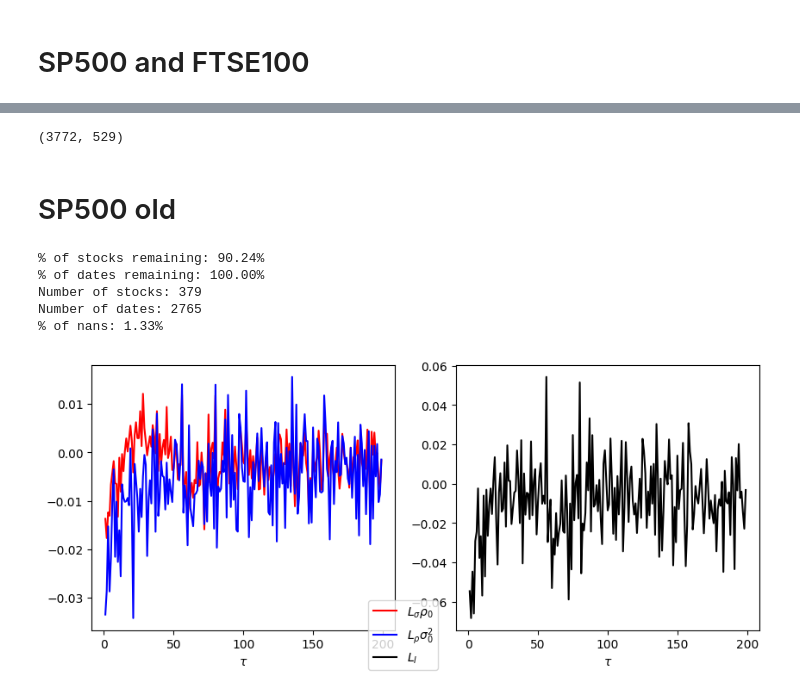
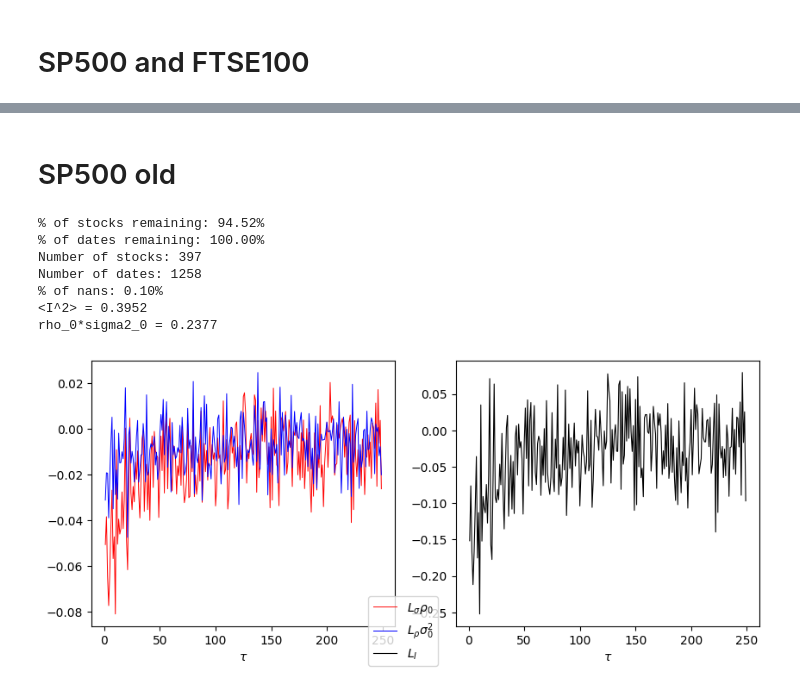
Before and after one commit to megi2601/physics_masters, a Jupyter notebook: code/laverage_effect_global.ipynb, the cells around one changed output, grey strips where cells are left out. Saved outputs shown, nothing was run; the diff lists cells and outputs as text; code cells hidden in the pictures.

```diff
--- a/code/laverage_effect_global.ipynb
+++ b/code/laverage_effect_global.ipynb
@@ -86,31 +71,21 @@ plt.plot(f.rho(df_concat))
-# %%
-df_concat.shape
-# %% [output]
-(3772, 529)
 # %% [markdown]
 # SP500 old
 # %%
 importlib.reload(f)
 dataframes = f.load_data_foreign('sp500_old', data_dir)
-df_concat_old = f.concat_dfs_by_date(dataframes, 0.7, None, last_traded=False)
-tau_list = np.arange(1, 200, 1)
-rho_0 = f.rho(df_concat_old).mean()
-sigma2_0 = (df_concat_old**2).mean(axis=1).mean()
-LI_vals_old = f.LI(df_concat_old, tau_list)
-Lsigma_vals_old = f.Lsigma(df_concat_old, tau_list)
-Lrho_vals_old = f.Lrho(df_concat_old, tau_list)
+df_concat = f.concat_dfs_by_date(dataframes, 0.90, '2006', '2010', smooth_local_volatility=False)
+
 fig, ax = plt.subplots(1, 2, figsize=(10, 4))
-LI_vals_old.plot(ax=ax[1], label=r'$L_I$', color='black')
-(Lsigma_vals_old*rho_0).plot(ax=ax[0], label=r'$L_{\sigma}\rho_0$', color='red')
-(Lrho_vals_old*sigma2_0).plot(ax=ax[0], label=r'$L_{\rho}\sigma_0^2$', color='blue')
-ax[0].set_xlabel(r'$\tau$')
-ax[1].set_xlabel(r'$\tau$')
-fig.legend(loc='lower center')
-plt.show()
+
+data = f.calculate_correlation_functions(df_concat, df_concat.mean(axis=1))
+
+f.plot_correlation_functions(data, fig, ax)
 # %% [output]
-% of stocks remaining: 90.24%
+% of stocks remaining: 94.52%
 % of dates remaining: 100.00%
-Number of stocks: 379
-Number of dates: 2765
-% of nans: 1.33%
+Number of stocks: 397
+Number of dates: 1258
+% of nans: 0.10%
+<I^2> = 0.3952
+rho_0*sigma2_0 = 0.2377
-[figure, old version]
+[figure, new version]
```
Also changed, not shown: parts of 8 cells of this notebook, 2 other files.
